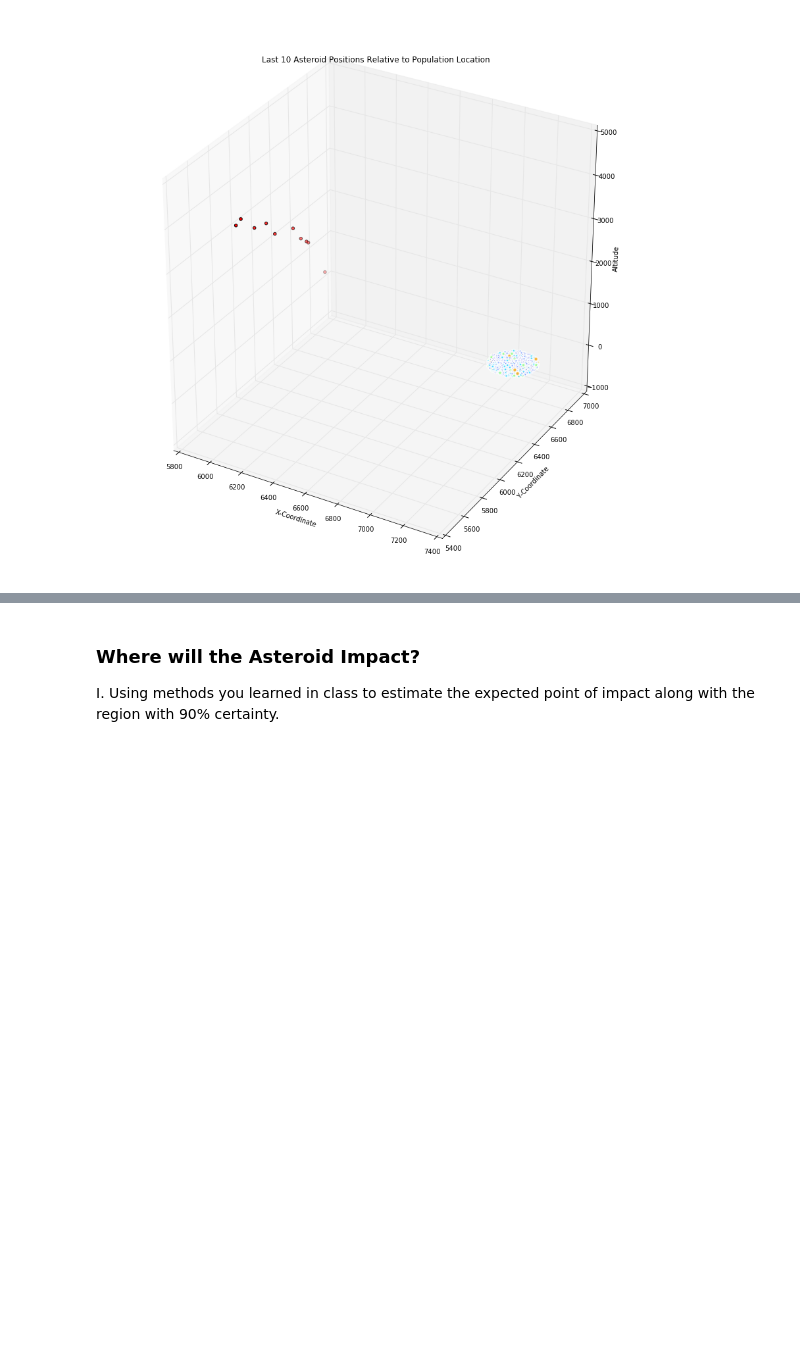
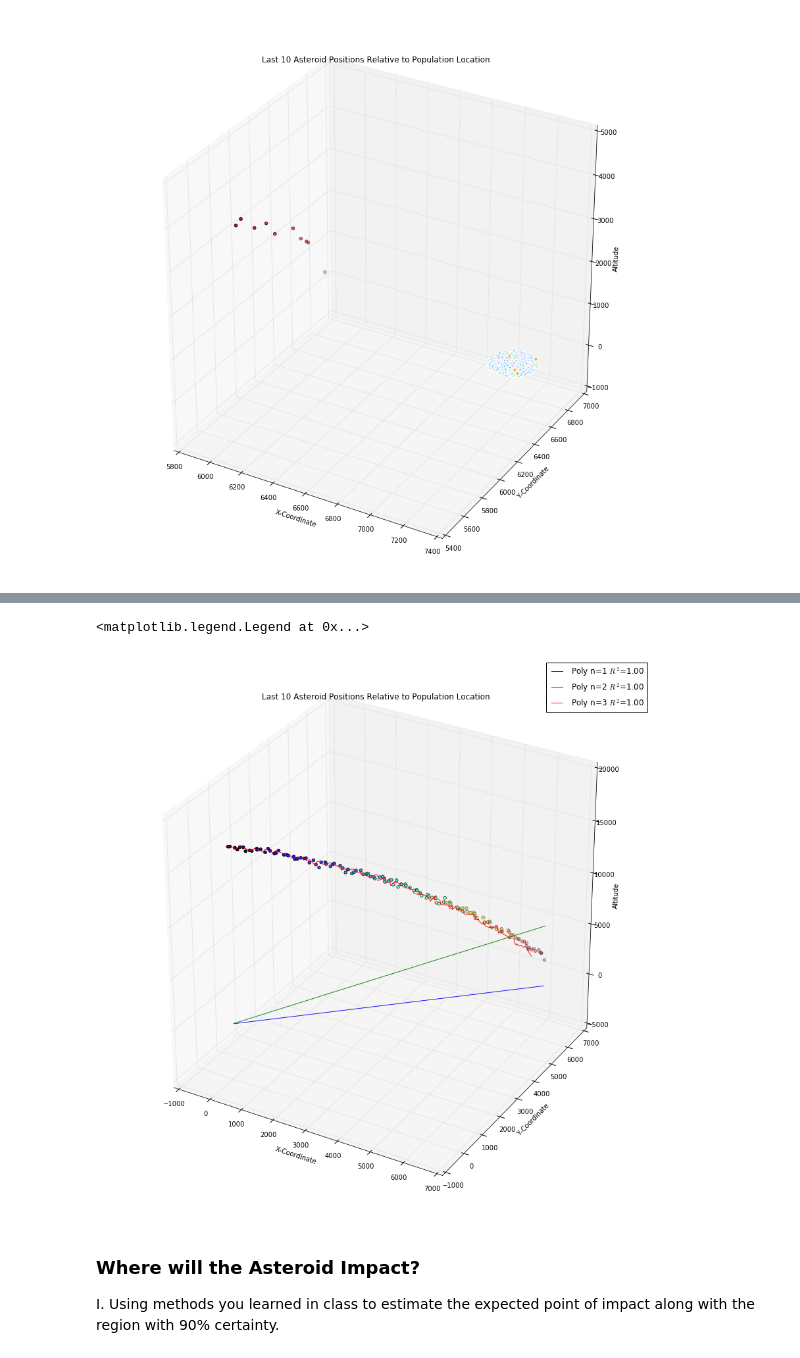
Before and after one commit to rickfarmer/harvard-cs-109a-data-science, a Jupyter notebook: Farmer_Rick_CS109A_Midterm.ipynb, the cells around one changed output, grey strips where cells are left out. Cells and saved outputs as stored; diff of their text form; code cells hidden in the pictures; blank space fills up the shorter version.

```diff
--- a/Farmer_Rick_CS109A_Midterm.ipynb
+++ b/Farmer_Rick_CS109A_Midterm.ipynb
@@ -355,0 +332,5 @@ TypeError: scatter() got multiple values for keyword argument 's'
+# %%
+# Drop the time feature to simplify the data for multiple regression
+df = radar_df.drop('time', axis=1)
+print df.shape
+df.head()
@@ -356,3 +345,63 @@ TypeError: scatter() got multiple values for keyword argument 's'
+# %%
+# Multilinear regression model, calculating fit, P-values, confidence
+# intervals etc.
+
+# Convert the data into a Pandas DataFrame to use the formulas framework
+# in statsmodels
+
+# Fit the model
+#model = ols("z ~ x + y", data).fit()
+
+# Print the summary
+#print(model.summary())
+
+#print("\nRetrieving manually the parameter estimates:")
+#print(model._results.params)
+# should be array([-4.99754526,  3.00250049, -0.50514907])
+
+# Peform analysis of variance on fitted linear model
+#anova_results = anova_lm(model)
+
+#print('\nANOVA results')
+#print(anova_results)
+
+#plt.show()
+
+
+fig = plt.figure(figsize=(15, 15))
+
+ax = plt.axes(projection='3d')
+ax.set_title("Last 10 Asteroid Positions Relative to Population Location")
+ax.set_xlabel("X-Coordinate")
+ax.set_ylabel("Y-Coordinate")
+ax.set_zlabel("Altitude")
+
+color = x - y - z
+
+#ax.scatter(pop_x, pop_y, 1, s=residents, c=residents, linewidths=2, edgecolor='w').set_alpha(0.75)
+ax.scatter(x, y, z, c=color)
+#ax.scatter(pop_x, pop_y, 1, s=residents, c=residents, linewidths=2, edgecolor='w').set_alpha(0.75)
+#ax.scatter(x[-10:], y[-10:], z[-10:], c='red')
+
+# 1-st order polynomial
+poly_1 = ols('y ~ 1 + x', data=df).fit()
+plt.plot(df.x, poly_1.predict(df.x), 'b-', label='Poly n=1 $R^2$=%.2f' % poly_1.rsquared,
+         alpha=0.9)
+
+# 2-nd order polynomial
+poly_2 = ols('y ~ 1 + x + I(x ** 2.0)', data=df).fit()
+plt.plot(df.x, poly_2.predict(df.x), poly_2.predict(df.y), 'g-', label='Poly n=2 $R^2$=%.2f' % poly_2.rsquared,
+         alpha=0.9)
+
+# 3-rd order polynomial
+poly_3 = ols('y ~ 1 + x + I(x ** 2.0) + I(x ** 3.0)', data=df).fit()
+plt.plot(poly_3.predict(df.x), poly_3.predict(df.y), df.z, 'r-', alpha=0.9,
+         label='Poly n=3 $R^2$=%.2f' % poly_3.rsquared)
+
+plt.legend()
+# %% [output]
+<matplotlib.legend.Legend at 0x...>
+[figure, added]
 # %% [markdown]
 ### Where will the Asteroid Impact?
 
```
Also changed, not shown: parts of 2 cells of this notebook.
